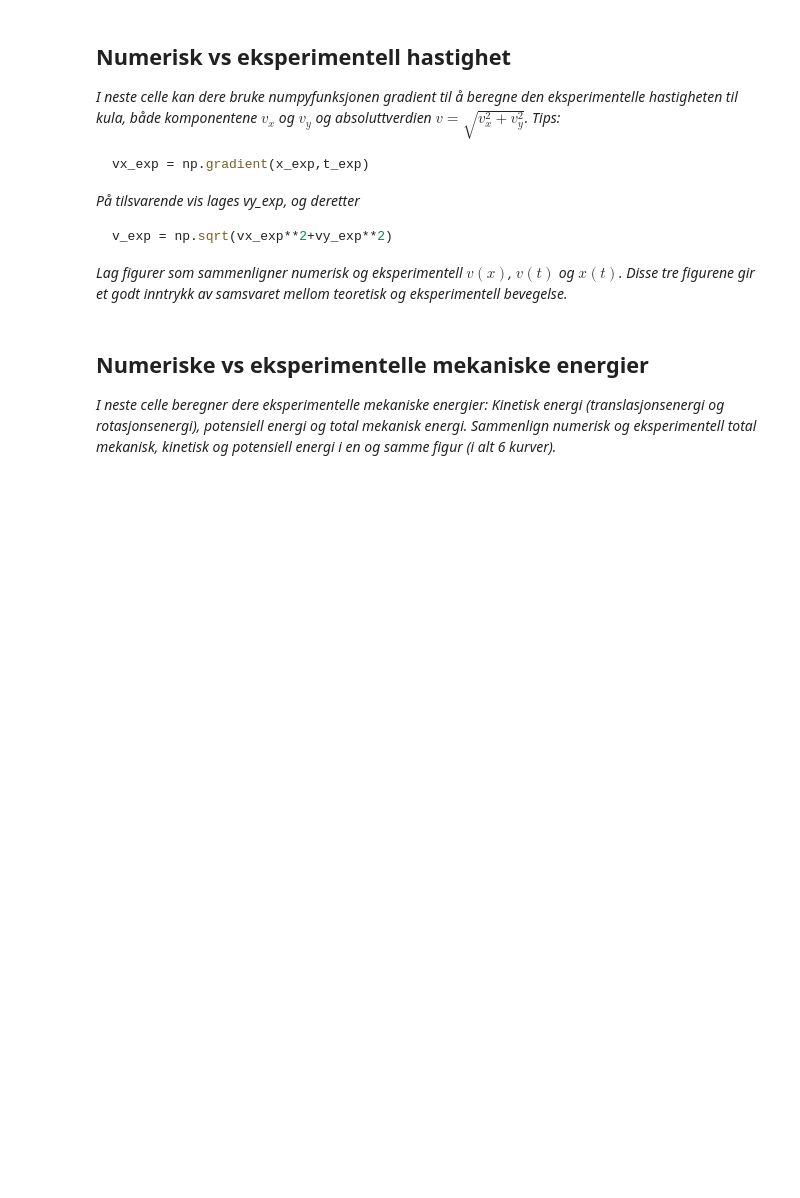
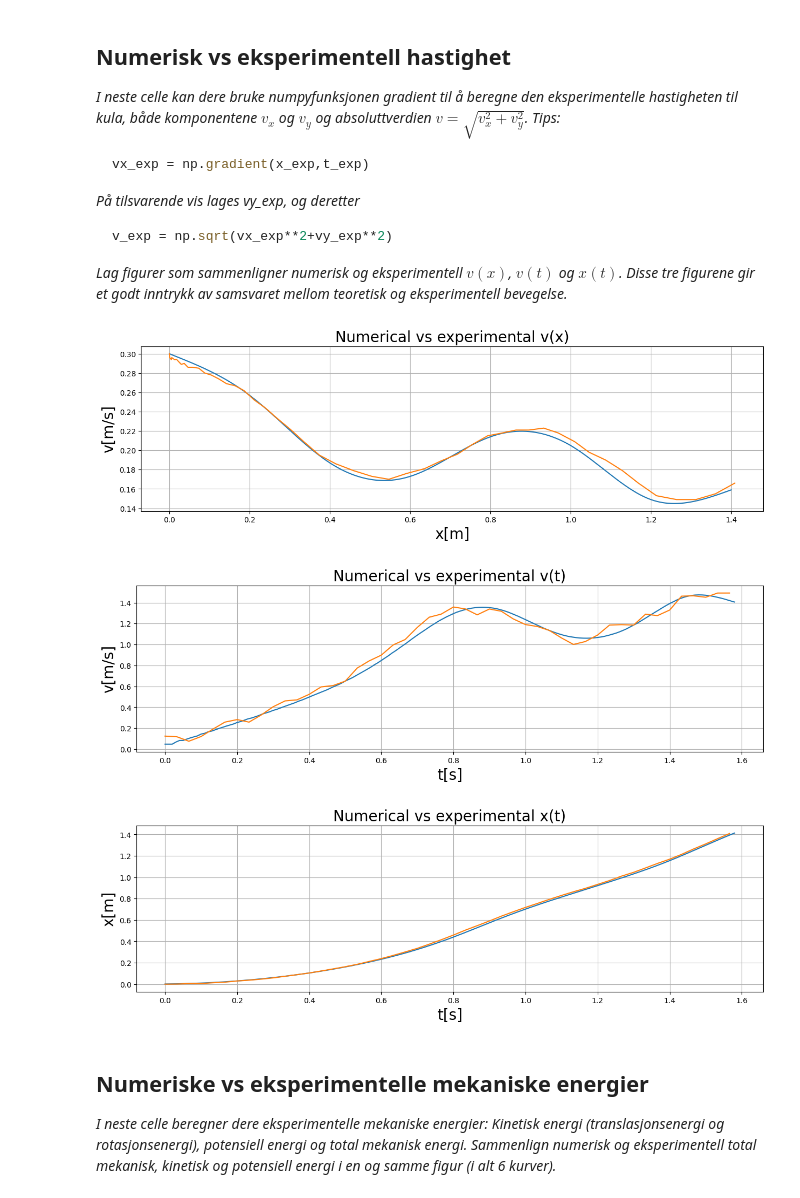
Before and after one commit to sondrp/lab, a Jupyter notebook: mal_V24.ipynb, the cells around one changed output. Cells and saved outputs as stored; diff of their text form; code cells hidden in the pictures; blank space fills up the shorter version.

```diff
--- a/mal_V24.ipynb
+++ b/mal_V24.ipynb
@@ -344,3 +388,22 @@ v_exp = np.sqrt(vx_exp**2+vy_exp**2)
+# %%
+#Beregning av eksperimentell v_x, v_y og v
+
+vx_exp = np.gradient(x_exp, t_exp)
+vy_exp = np.gradient(y_exp, t_exp)
+
+v_exp = np.sqrt(vx_exp**2 + vy_exp**2)
+
+#Figurer som sammenligner numerisk og eksperimentell v(x), v(t) og x(t)
+
+comparison_plotter('Numerical vs experimental v(x)', 'x[m]', 'v[m/s]', [x, x_exp], [y, y_exp])
+
+comparison_plotter('Numerical vs experimental v(t)', 't[s]', 'v[m/s]', [t, t_exp], [v_t, v_exp])
+
+comparison_plotter('Numerical vs experimental x(t)', 't[s]', 'x[m]', [t, t_exp], [x_t, x_exp])
+# %% [output]
+[figure, added]
+[figure, added]
+[figure, added]
 # %% [markdown]
 ## Numeriske vs eksperimentelle mekaniske energier
 
```
Also changed, not shown: parts of 8 cells of this notebook.
